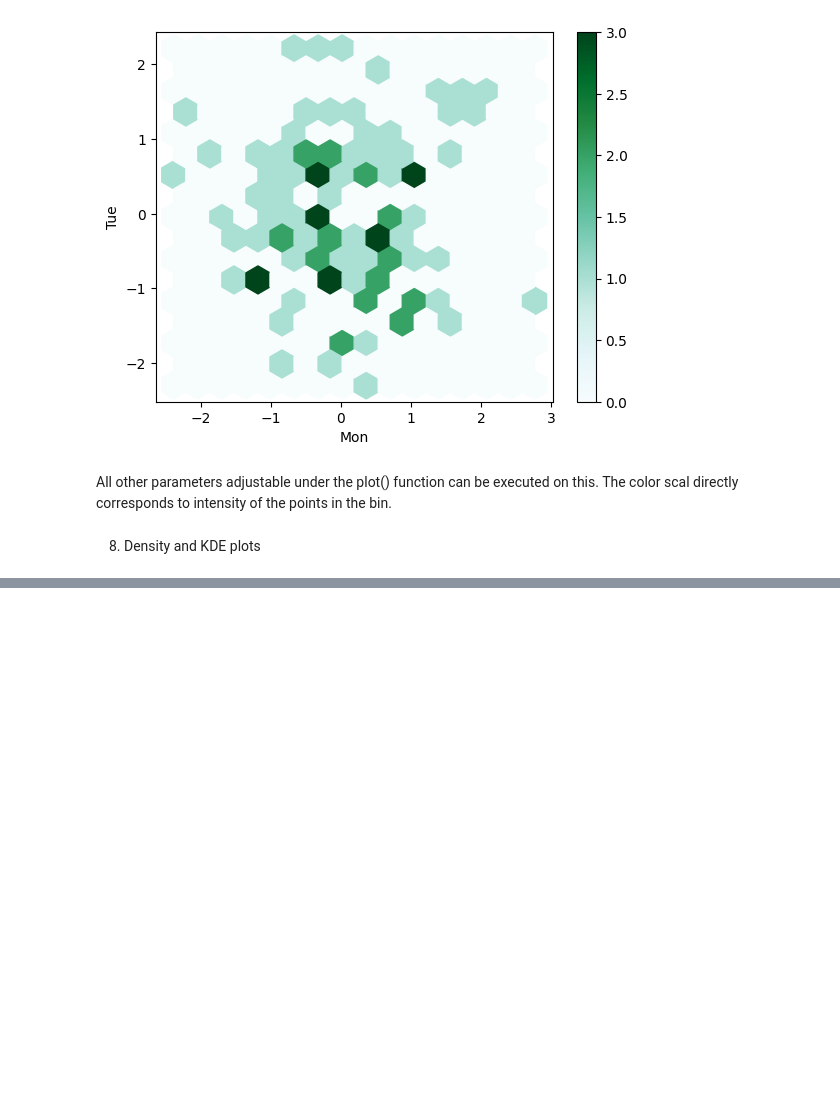
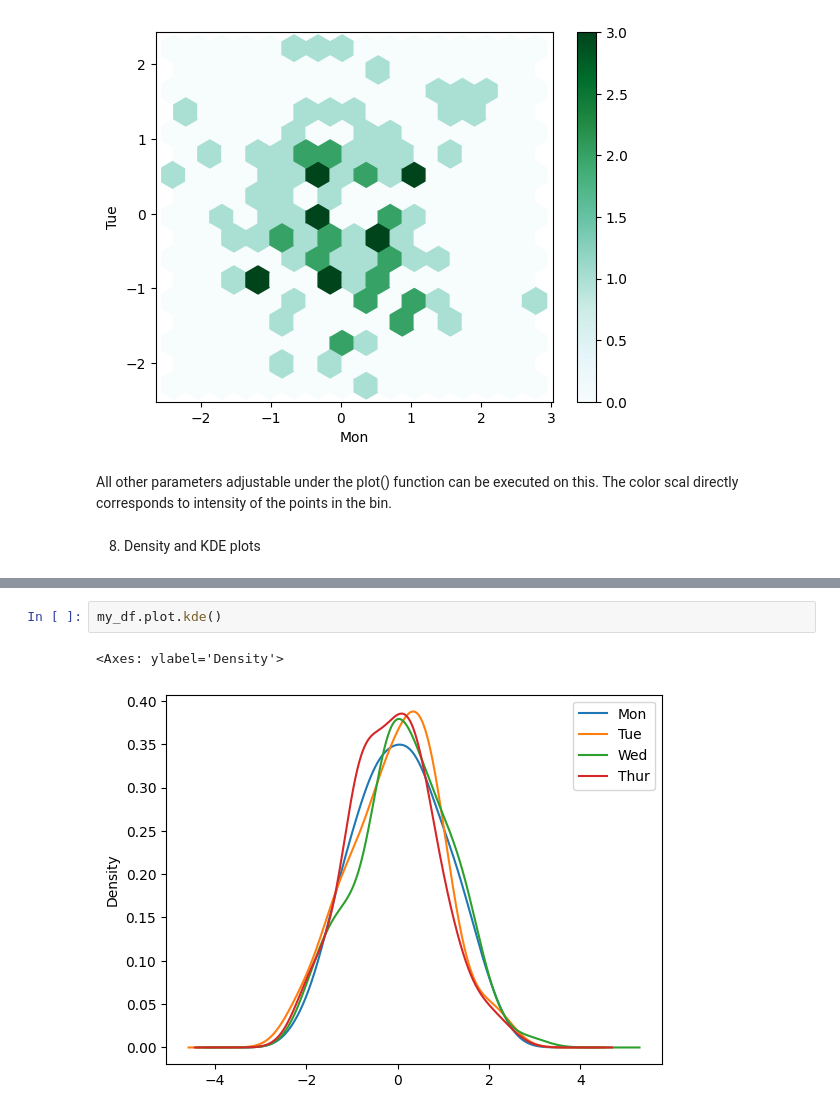
Before and after one commit to Dhruxp/MOSSAI, a Jupyter notebook: 06_matplotlib.ipynb, the cells around one changed output, grey strips where cells are left out. Drawn from its saved outputs; the diff is of its cells as text; blank space fills up the shorter version.

```diff
--- a/06_matplotlib.ipynb
+++ b/06_matplotlib.ipynb
@@ -137,0 +150,5 @@ my_df.plot.density()
+# %%
+my_df.plot.kde()
+# %% [output]
+<Axes: ylabel='Density'>
+[figure, added]
```
Also changed, not shown: parts of 5 cells of this notebook.
